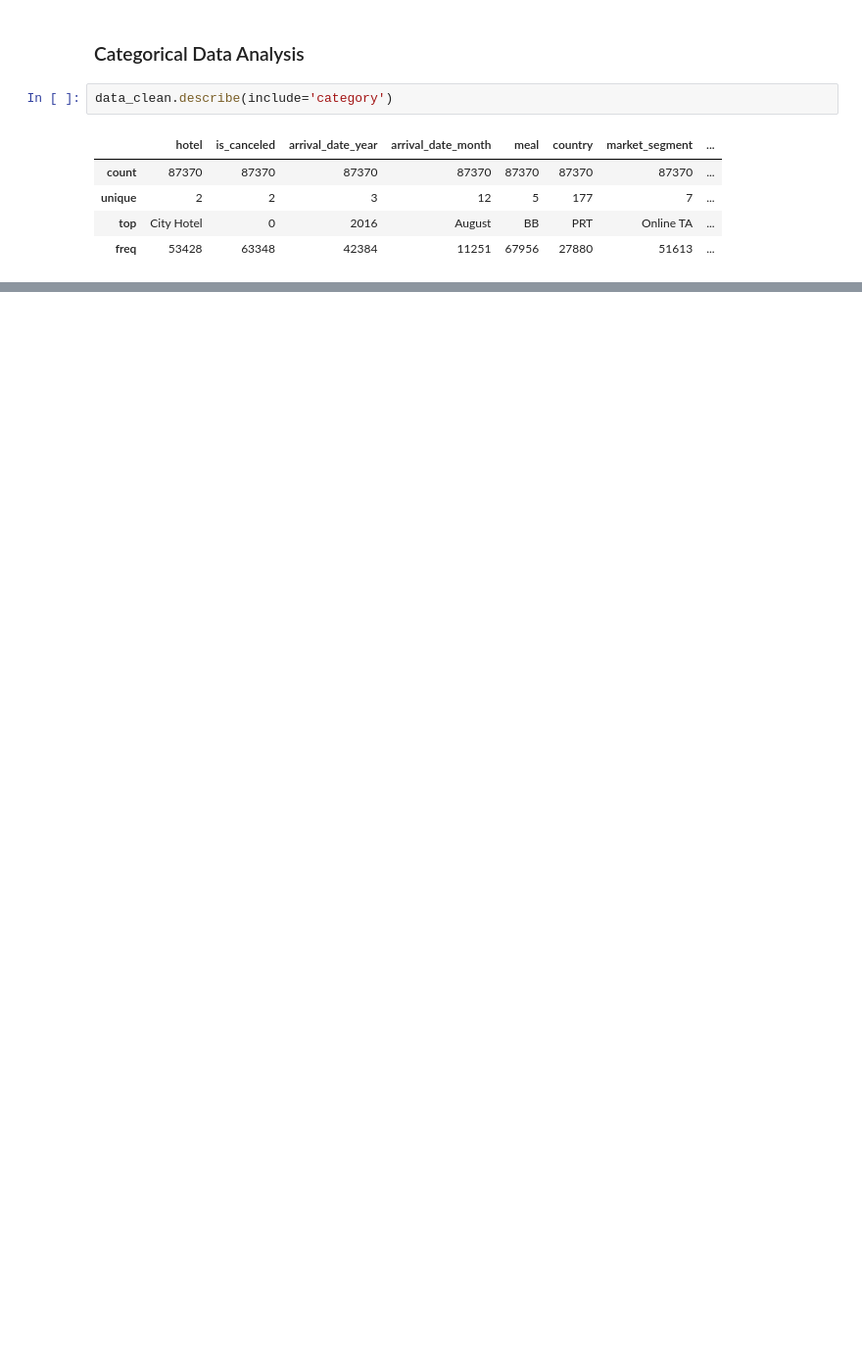
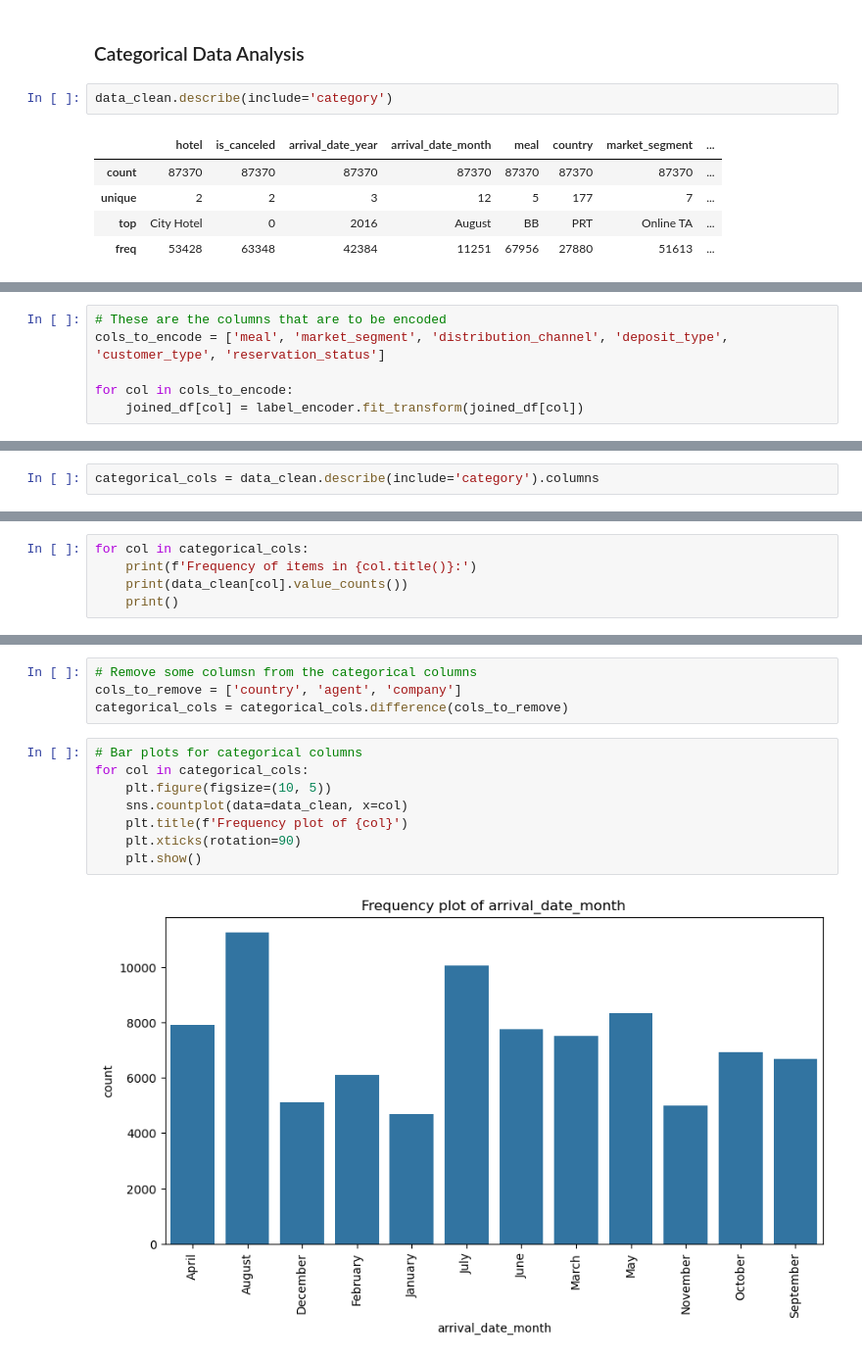
Before and after one commit to adars124/ML-practice, a Jupyter notebook: EDA-Assignment.ipynb, the cells around one changed output, grey strips where cells are left out. Shown at 98% size. Cells and saved outputs as stored; diff of their text form; blank space fills up the shorter version.

```diff
--- a/EDA-Assignment.ipynb
+++ b/EDA-Assignment.ipynb
@@ -456,0 +504,6 @@ le = LabelEncoder()
+# %%
+# These are the columns that are to be encoded
+cols_to_encode = ['meal', 'market_segment', 'distribution_channel', 'deposit_type', 'customer_type', 'reservation_status']
+
+for col in cols_to_encode:
+    joined_df[col] = label_encoder.fit_transform(joined_df[col])
@@ -456,0 +522,2 @@ le = LabelEncoder()
+# %%
+categorical_cols = data_clean.describe(include='category').columns
@@ -456,0 +533,5 @@ le = LabelEncoder()
+# %%
+for col in categorical_cols:
+    print(f'Frequency of items in {col.title()}:')
+    print(data_clean[col].value_counts())
+    print()
@@ -456,0 +556,14 @@ le = LabelEncoder()
+# %%
+# Remove some columsn from the categorical columns
+cols_to_remove = ['country', 'agent', 'company']
+categorical_cols = categorical_cols.difference(cols_to_remove)
+# %%
+# Bar plots for categorical columns
+for col in categorical_cols:
+    plt.figure(figsize=(10, 5))
+    sns.countplot(data=data_clean, x=col)
+    plt.title(f'Frequency plot of {col}')
+    plt.xticks(rotation=90)
+    plt.show()
+# %% [output]
+[figure, added]
```
Also changed, not shown: parts of 23 cells of this notebook.
